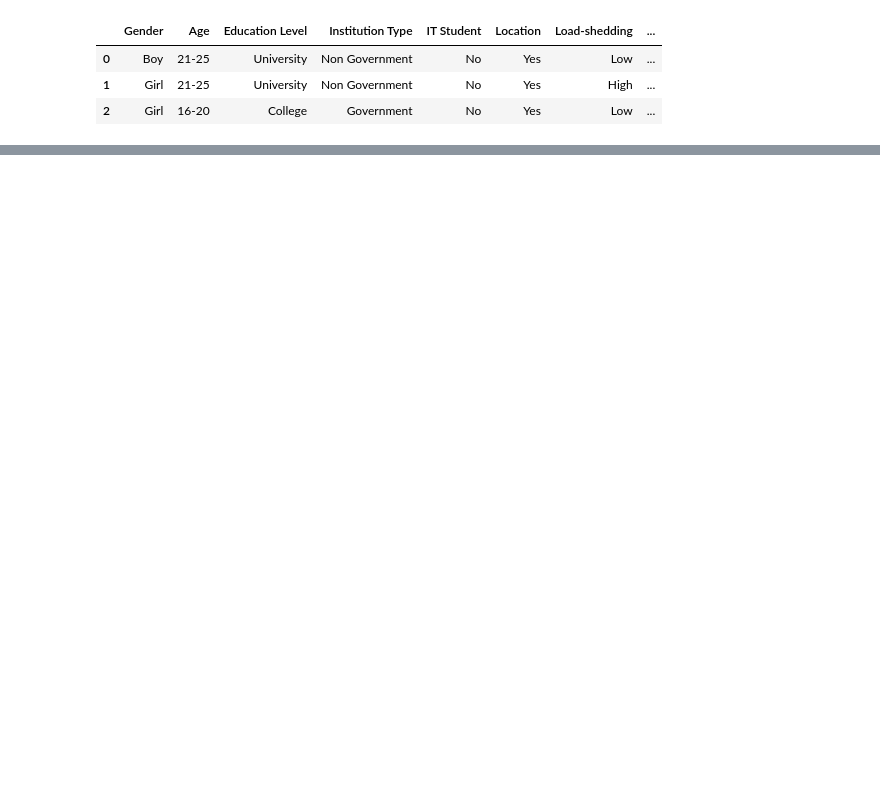
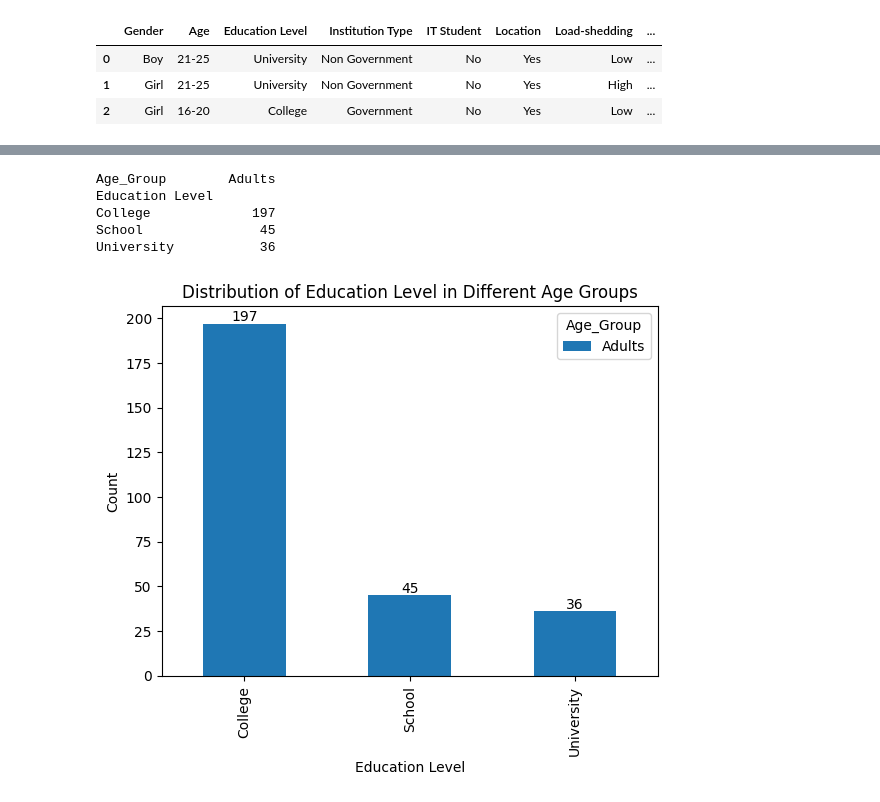
Before and after one commit to Bighsueh/AdaptabilityLevelAnalysis, a Jupyter notebook: main.ipynb, the cells around one changed output, grey strips where cells are left out. Saved outputs shown, nothing was run; the diff lists cells and outputs as text; code cells hidden in the pictures; blank space fills up the shorter version.

```diff
--- a/main.ipynb
+++ b/main.ipynb
@@ -147,0 +123,47 @@ Girl                     142             400
+# %%
+# 處理年齡區間資料，將其轉換為數值
+def age_range_to_value(age_range):
+    if '-' in age_range:
+        split_age = age_range.split('-')
+        return (int(split_age[0]) + int(split_age[1])) // 2
+    else:
+        return int(age_range)
+
+# 使用處理後的函數處理年齡資料
+df['Age'] = df['Age'].apply(age_range_to_value)
+
+# 將年齡分組
+bins = [0, 12, 15, 18]
+labels = ['Children', 'Teenagers', 'Adults']
+df['Age_Group'] = pd.cut(df['Age'], bins=bins, labels=labels)
+
+# 選擇年齡大於或等於18歲的樣本
+df_adults = df[df['Age'] >= 18]
+
+# 教育程度與年齡交叉分析
+cross_table = pd.crosstab(df_adults['Education Level'], df_adults['Age_Group'])
+print(cross_table)
+# %% [output]
+Age_Group        Adults
+Education Level
+College             197
+School               45
+University           36
+# %%
+import matplotlib.pyplot as plt
+
+# 設置堆疊條形圖
+cross_table.plot(kind='bar', stacked=True)
+
+# 在長條圖上顯示數量
+for c in cross_table.columns:
+    for i, val in enumerate(cross_table[c].values):
+        plt.text(i, val, str(val), ha='center', va='bottom')
+
+# 設置標籤
+plt.xlabel('Education Level')
+plt.ylabel('Count')
+plt.title('Distribution of Education Level in Different Age Groups')
+plt.show()
+# %% [output]
+[figure, added]
```
Also changed, not shown: parts of 22 cells of this notebook.
